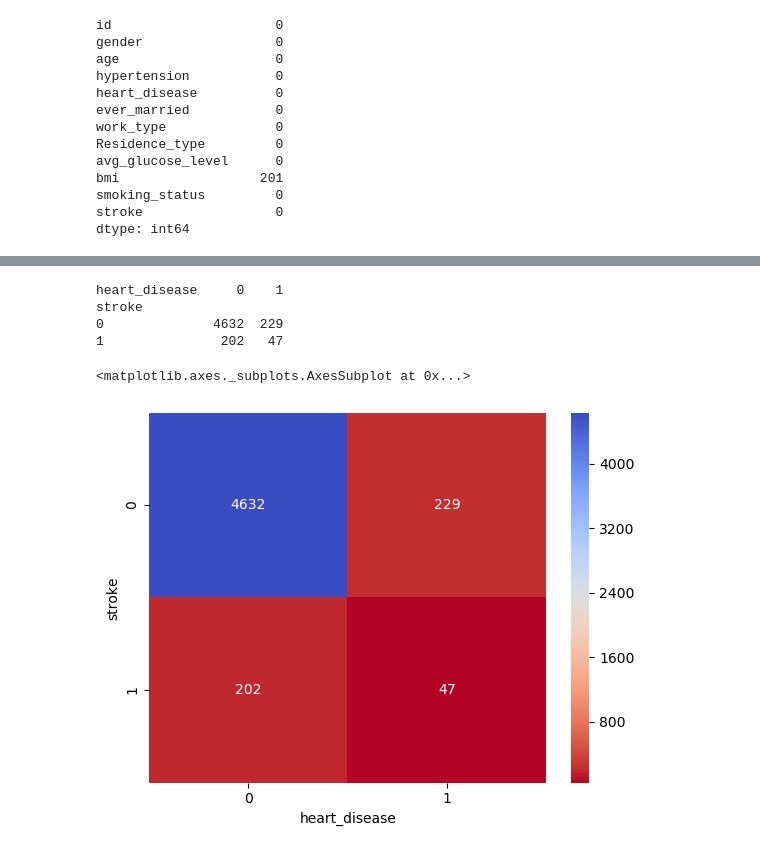
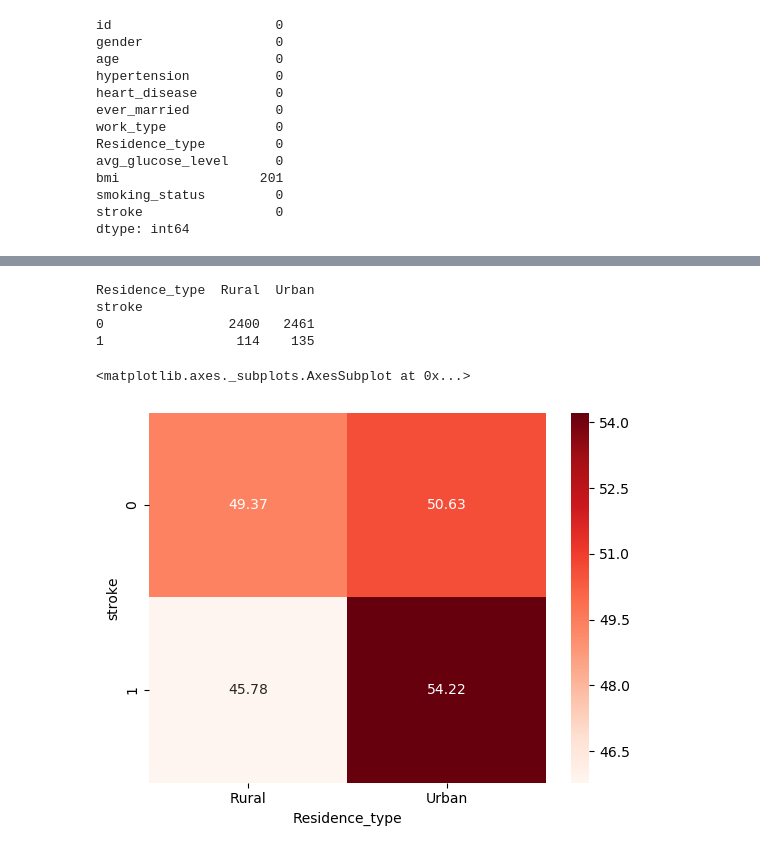
Before and after one commit to poojamahajan0712/Data-Science-Portfolio, a Jupyter notebook: Classification/StrokePrediction/StrokePrediction.ipynb, the cells around one changed output, grey strips where cells are left out. Saved outputs shown, nothing was run; the diff lists cells and outputs as text; code cells hidden in the pictures.

```diff
--- a/Classification/StrokePrediction/StrokePrediction.ipynb
+++ b/Classification/StrokePrediction/StrokePrediction.ipynb
@@ -92,12 +222,13 @@ stroke
 # %%
-crosstab = pd.crosstab(stroke_data['stroke'], stroke_data['heart_disease'])
-print(crosstab)
+crosstab = pd.crosstab(stroke_data['stroke'], stroke_data['Residence_type'],normalize ='index')*100
+print( pd.crosstab(stroke_data['stroke'], stroke_data['Residence_type']))
 # Plot the heatmap
-sns.heatmap(crosstab, annot=True, fmt='d', cmap='coolwarm_r')
+sns.heatmap(crosstab, annot=True, fmt='.2f', cmap='Reds')
+#among people getting storke 46% are rural and 54%  urban
 # %% [output]
-heart_disease     0    1
+Residence_type  Rural  Urban
 stroke
-0              4632  229
-1               202   47
+0                2400   2461
+1                 114    135
 <matplotlib.axes._subplots.AxesSubplot at 0x...>
-[figure, old version]
+[figure, new version]
```
Also changed, not shown: parts of 33 cells of this notebook.
